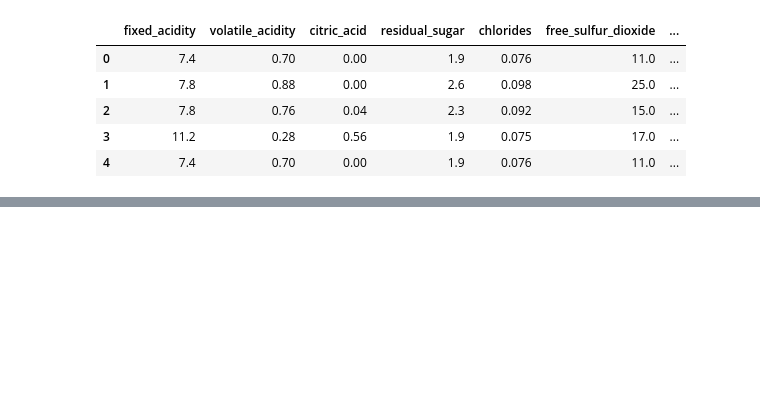
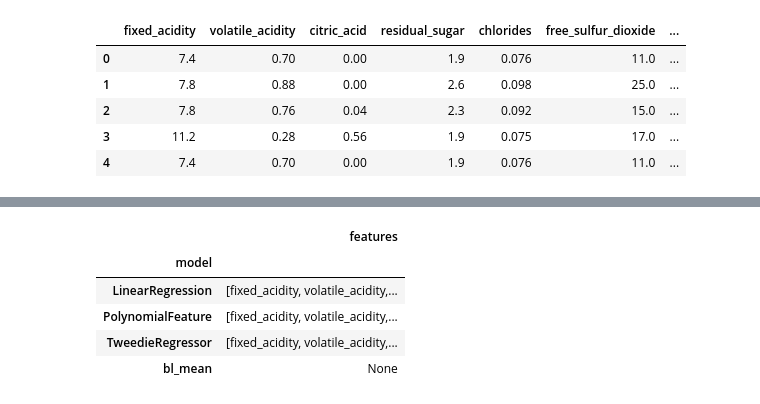
Before and after one commit to et-to-the-moon/find_fine_wine, a Jupyter notebook: e_explore_red_2.ipynb, the cells around one changed output, grey strips where cells are left out. Drawn from its saved outputs; the diff is of its cells as text; code cells hidden in the pictures; blank space fills up the shorter version.

```diff
--- a/e_explore_red_2.ipynb
+++ b/e_explore_red_2.ipynb
@@ -99,2 +99,12 @@ metric.groupby('model')[['features','params','rmse_v', 'r2_v']].agg('first')
 # %%
-[fixed acidity, volatile acidity, residual sug
+pd.set_option('display.max_columns', None)
+# %%
+pd.set_option('max_colwidth', None)
+metric.groupby('model')[['features']].agg('first')
+# %% [output]
+|  | features |
+| model |  |
+| LinearRegression | [fixed_acidity, volatile_acidity,... |
+| PolynomialFeature | [fixed_acidity, volatile_acidity,... |
+| TweedieRegressor | [fixed_acidity, volatile_acidity,... |
+| bl_mean | None |
```
Also changed, not shown: parts of 8 cells of this notebook.
